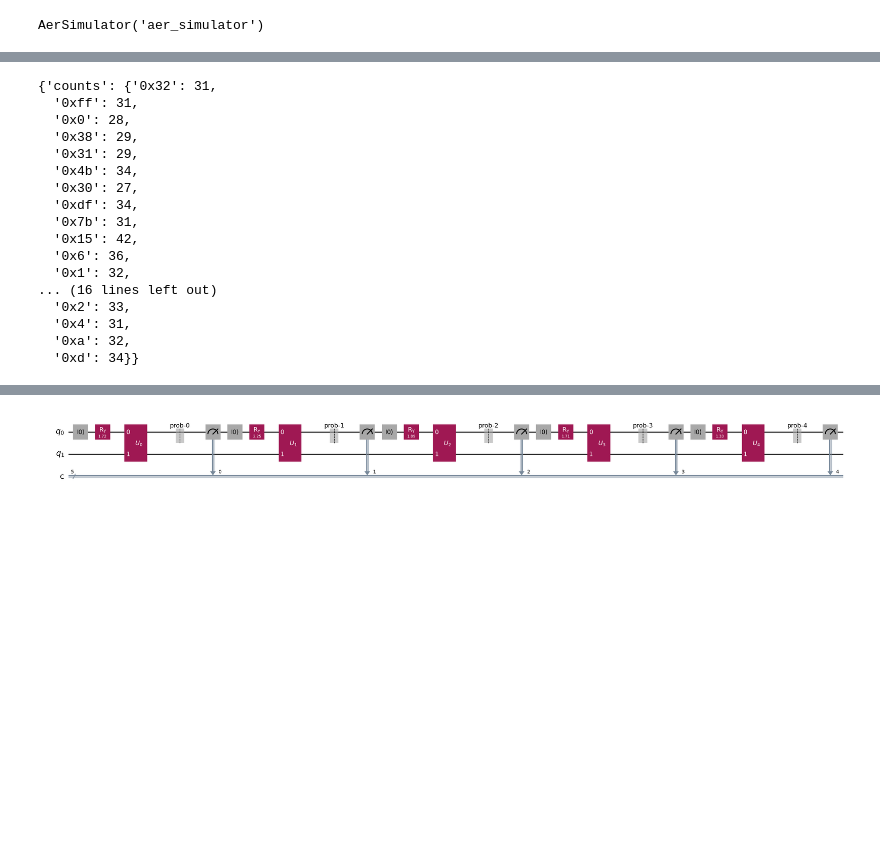
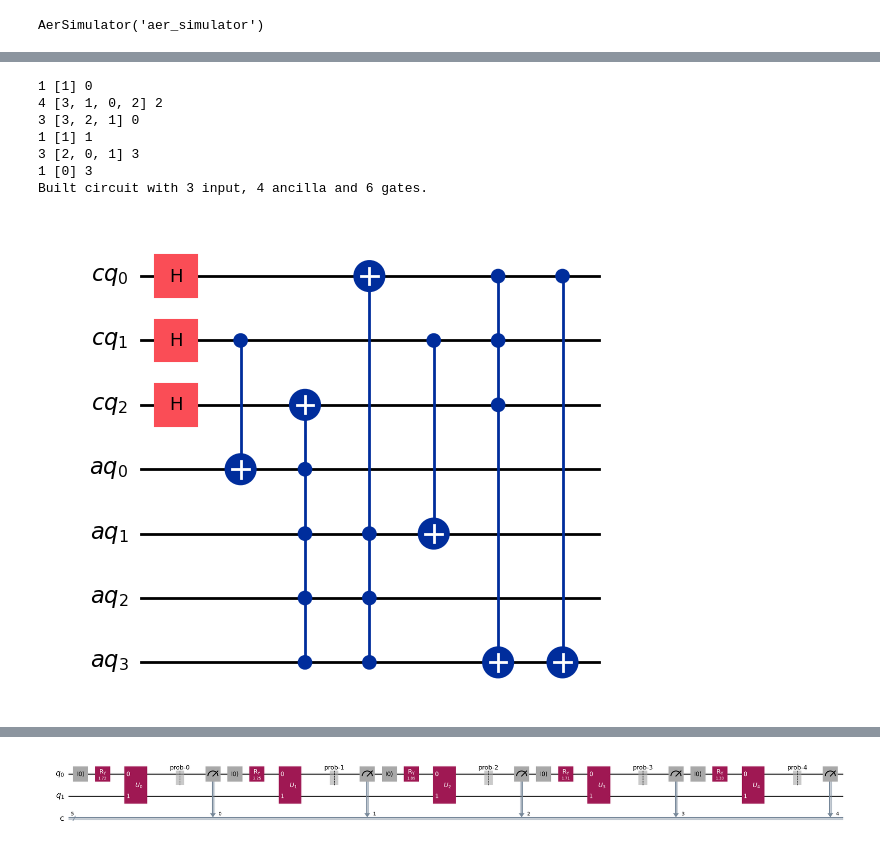
Before and after one commit to ashutiw2k/PartialUncomputation, a Jupyter notebook: notebooks/Qiskit_Simulation_Tests.ipynb, the cells around one changed output, grey strips where cells are left out. Drawn from its saved outputs; the diff is of its cells as text; code cells hidden in the pictures; blank space fills up the shorter version.

```diff
--- a/notebooks/Qiskit_Simulation_Tests.ipynb
+++ b/notebooks/Qiskit_Simulation_Tests.ipynb
@@ -79,22 +77,12 @@ plot_histogram(counts, title='state counts')
-# %%
-sim_statevector = AerSimulator(method='statevector')
-job_statevector = sim_statevector.run(circ)
-job_statevector.result().data(0)
-# %% [output]
-{'counts': {'0x32': 31,
-  '0xff': 31,
-  '0x0': 28,
-  '0x38': 29,
-  '0x31': 29,
-  '0x4b': 34,
-  '0x30': 27,
-  '0xdf': 34,
-  '0x7b': 31,
-  '0x15': 42,
-  '0x6': 36,
-  '0x1': 32,
-... (16 lines left out)
-  '0x2': 33,
-  '0x4': 31,
-  '0xa': 32,
-  '0xd': 34}}
+# %%
+circuit2, q, a, g = random_quantum_circuit_basic()
+circuit2.draw('mpl')
+# %% [output]
+1 [1] 0
+4 [3, 1, 0, 2] 2
+3 [3, 2, 1] 0
+1 [1] 1
+3 [2, 0, 1] 3
+1 [0] 3
+Built circuit with 3 input, 4 ancilla and 6 gates.
+[figure, added]
```
Also changed, not shown: parts of 4 cells of this notebook.
